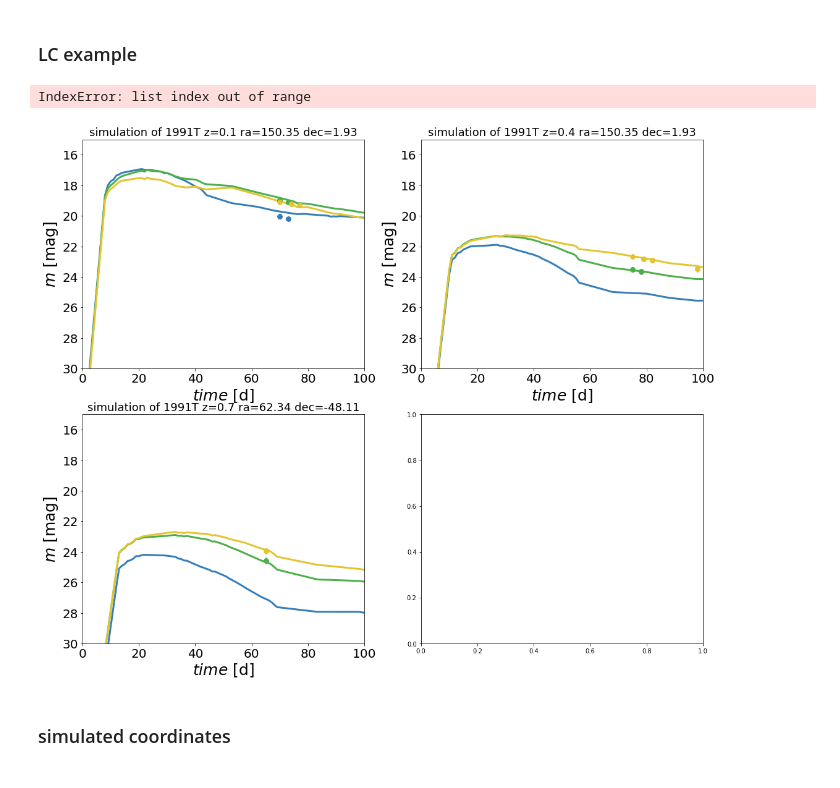
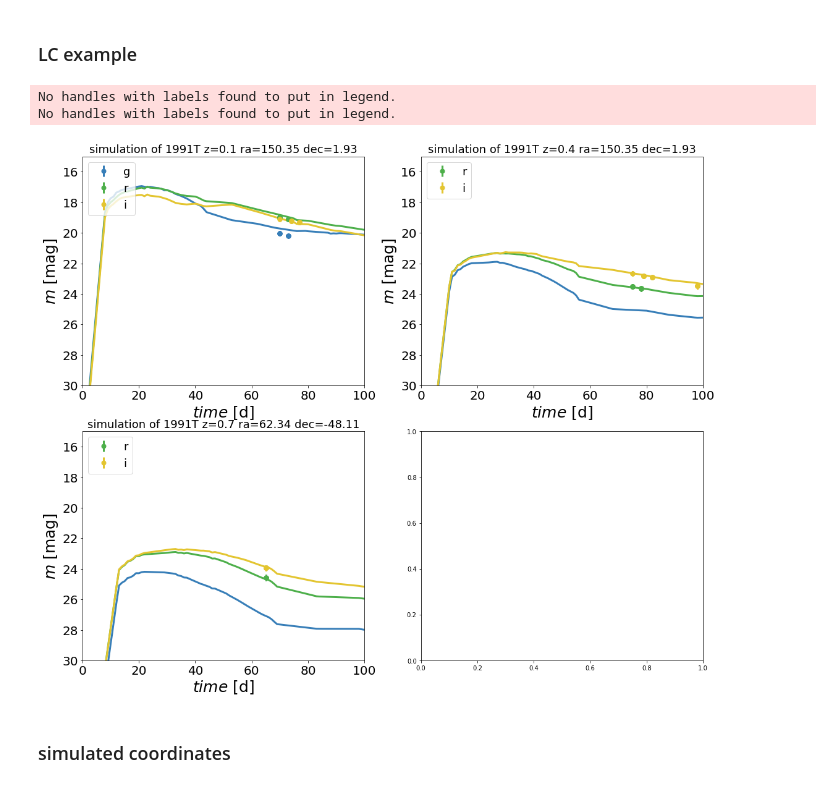
Before and after one commit to FabioRagosta/LSSTmetrics, a Jupyter notebook: SNRateMetric-DDF.ipynb, the cells around one changed output. Drawn from its saved outputs; the diff is of its cells as text; code cells hidden in the pictures.

```diff
--- a/SNRateMetric-DDF.ipynb
+++ b/SNRateMetric-DDF.ipynb
@@ -765,32 +765,33 @@ e=[70,75,65]
 # %%
 color = ['#377eb8','#4daf4a', '#e3c530']
 fig, axes = plt.subplots(2,2,figsize=(18,15))
-for i,axs in enumerate(axes.flatten()):
+for i,axs in enumerate(axes.flatten()[0:3]):
     for j, f in enumerate(['g','r','i']):
         c=color[j]
         z = float(llist[i].split('_')[3].split('=')[1])
         filters=obs[llist[i]][z]['filter']==f
         mag =obs_template['magobs']['1991T'][z][f]
         ph = obs_template['phobs']['1991T'][z][f]-obs_template['phobs']['1991T'][z][f][mag==max(mag)]
         maglc =obs[llist[i]][z]['mag'][filters]
         magerrlc =obs[llist[i]][z]['mag_err'][filters]
         axs.plot(ph, mag,'-',lw=3,color=c)
         if np.size(obs[llist[i]][z]['epoch'][filters])>0:
             phlc = obs[llist[i]][z]['epoch'][filters]-obs[llist[i]][z]['epoch'][filters][0]+e[i]
             axs.errorbar(phlc, maglc,yerr=magerrlc,fmt='o',elinewidth=3,color=c,markersize=7,label=f)
         axs.invert_yaxis()
         axs.set_ylim([30,15])
         axs.set_xlim([0,100])
         axs.set_xlabel(r'$time$ [d]',fontsize=25)
         axs.set_ylabel(r'$m$ [mag]',fontsize=25)
         axs.set_title(r'simulation of 1991T z={} ra={} dec={}'.format(z,
         np.round(obs[llist[i]][z]['coo'][0],2),np.round(obs[llist[i]][z]['coo'][1],2)),fontsize=18)
         axs.tick_params('both', labelsize=20)
     #if i ==0:
-        #plt.legend(loc=2,fontsize=18)
+        axs.legend(loc=2,fontsize=18)
 # %% [output]
-IndexError: list index out of range
+No handles with labels found to put in legend.
+No handles with labels found to put in legend.
-[figure, old version]
+[figure, new version]
 # %% [markdown]
 ### simulated coordinates
 # %%
```
Also changed, not shown: parts of 1 cell of this notebook.
